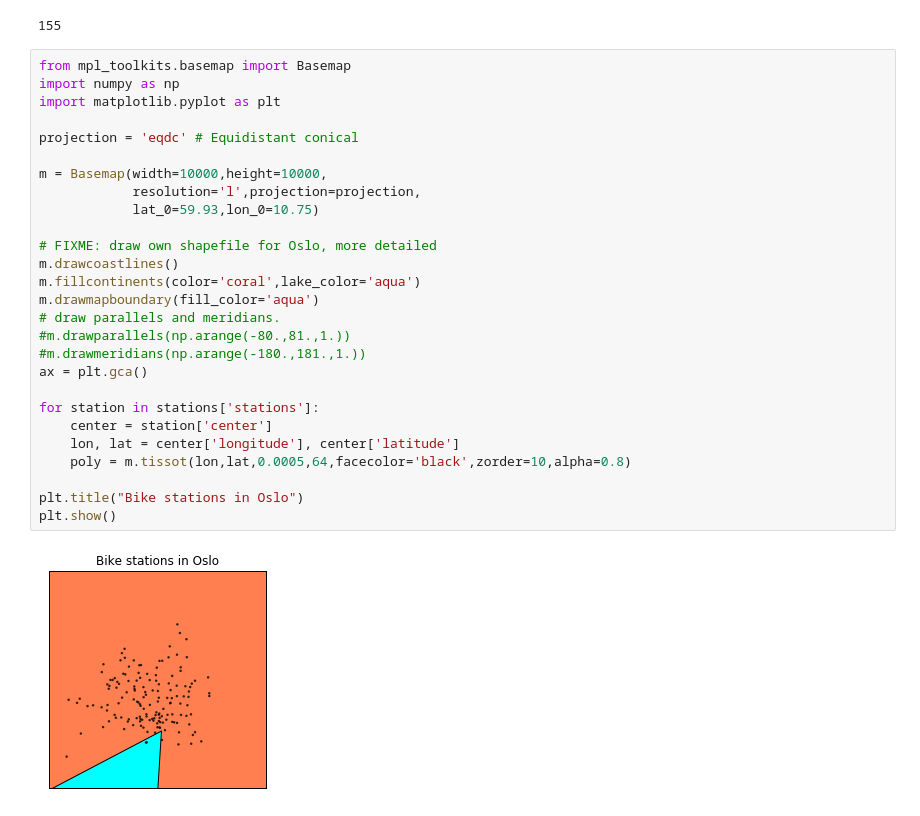
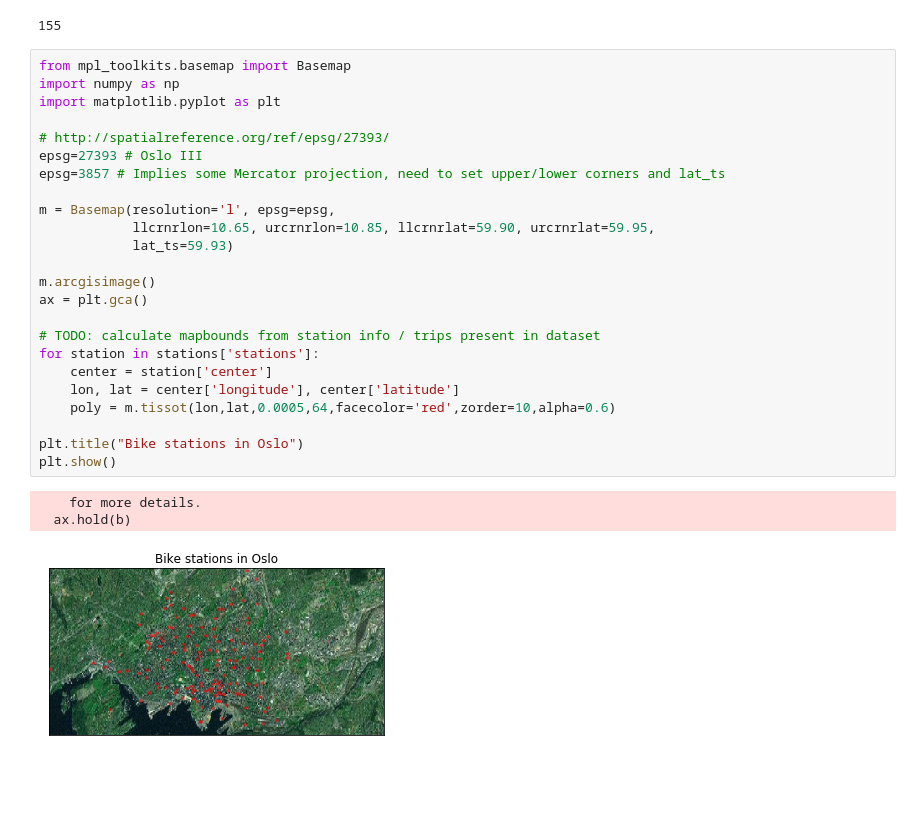
Before and after one commit to jonnor/bike-sharing-oslo, a Jupyter notebook: Oslo.ipynb, the cells around one changed output. Saved outputs shown, nothing was run; the diff lists cells and outputs as text; blank space fills up the shorter version.

Commit message:
Oslo: Fix proper map image

```diff
--- a/Oslo.ipynb
+++ b/Oslo.ipynb
@@ -285,29 +285,28 @@ len(trips['End station'].unique())
 # %%
 from mpl_toolkits.basemap import Basemap
 import numpy as np
 import matplotlib.pyplot as plt
 
-projection = 'eqdc' # Equidistant conical
+# http://spatialreference.org/ref/epsg/27393/
+epsg=27393 # Oslo III
+epsg=3857 # Implies some Mercator projection, need to set upper/lower corners and lat_ts
 
-m = Basemap(width=10000,height=10000,
-            resolution='l',projection=projection,
-            lat_0=59.93,lon_0=10.75)
+m = Basemap(resolution='l', epsg=epsg,
+            llcrnrlon=10.65, urcrnrlon=10.85, llcrnrlat=59.90, urcrnrlat=59.95,
+            lat_ts=59.93)
 
-# FIXME: draw own shapefile for Oslo, more detailed
-m.drawcoastlines()
-m.fillcontinents(color='coral',lake_color='aqua')
-m.drawmapboundary(fill_color='aqua')
-# draw parallels and meridians.
-#m.drawparallels(np.arange(-80.,81.,1.))
-#m.drawmeridians(np.arange(-180.,181.,1.))
+m.arcgisimage()
 ax = plt.gca()
 
+# TODO: calculate mapbounds from station info / trips present in dataset
 for station in stations['stations']:
     center = station['center']
     lon, lat = center['longitude'], center['latitude']
-    poly = m.tissot(lon,lat,0.0005,64,facecolor='black',zorder=10,alpha=0.8)
+    poly = m.tissot(lon,lat,0.0005,64,facecolor='red',zorder=10,alpha=0.6)
 
 plt.title("Bike stations in Oslo")
 plt.show()
 # %% [output]
+    for more details.
+  ax.hold(b)
-[figure, old version]
+[figure, new version]
```
